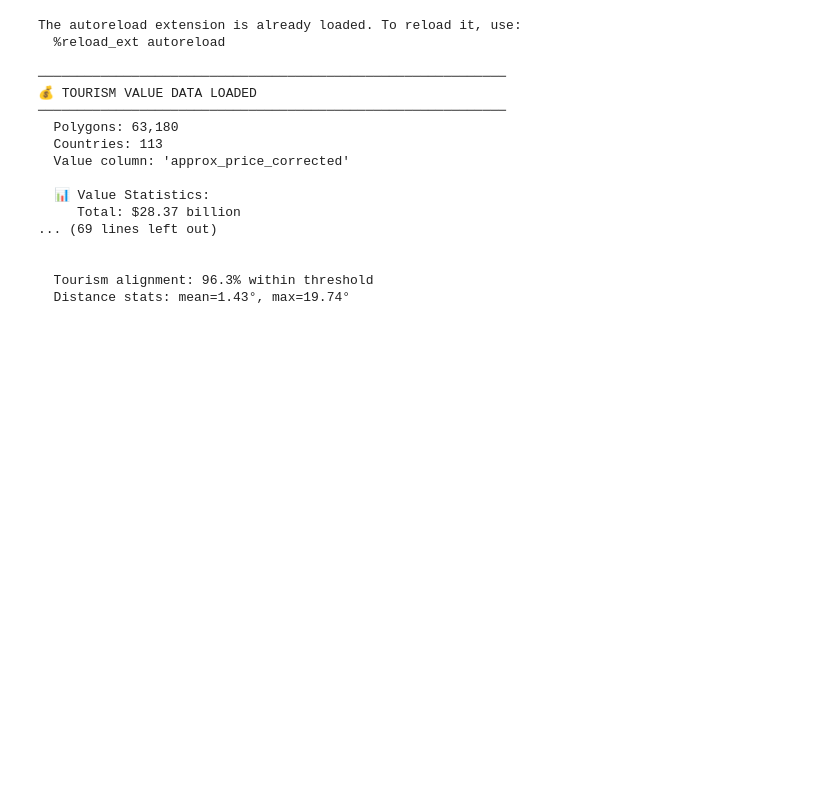
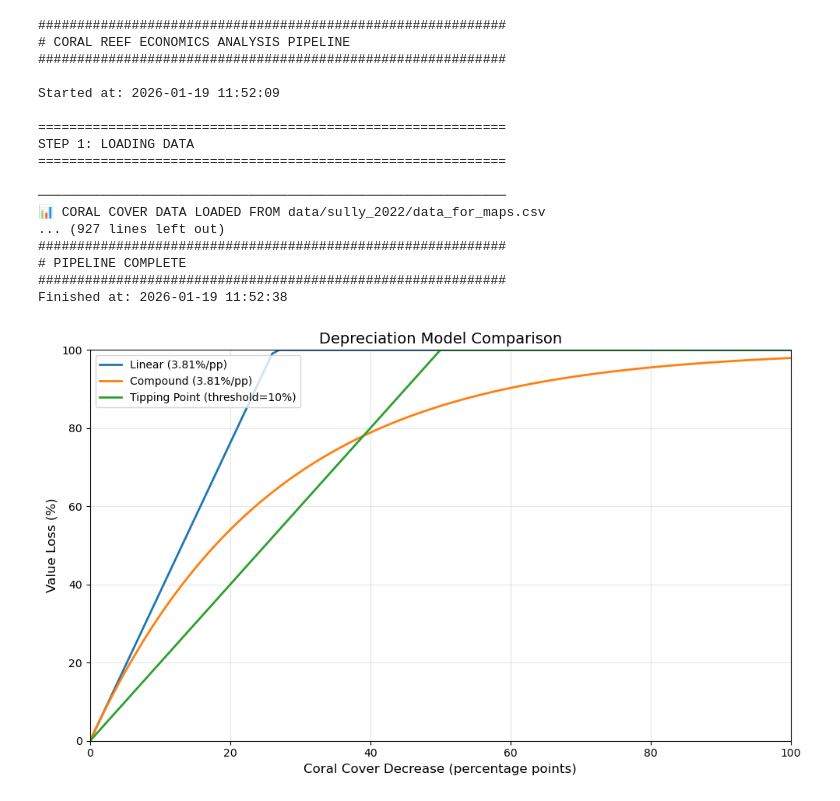
Before and after one commit to orlando-code/coral-cover-economics, a Jupyter notebook: notebooks/verification_economics.ipynb, the cells around one changed output. Saved outputs shown, nothing was run; the diff lists cells and outputs as text; code cells hidden in the pictures; blank space fills up the shorter version.

Commit message:
refactored figure and results saving, bugfixed chart displays

```diff
--- a/notebooks/verification_economics.ipynb
+++ b/notebooks/verification_economics.ipynb
@@ -9,27 +9,30 @@ import numpy as np
 
 from src.economics import run_economic_analysis
 
-data = run_economic_analysis.step_load_data(verbose=False)
-aligned = run_economic_analysis.step_align_data(data, verbose=True)
+# data = run_economic_analysis.step_load_data(verbose=False)
+# aligned = run_economic_analysis.step_align_data(data, verbose=True)
 
 # # total_tourism_value_gdf.groupby("country")["approx_price_corrected"].sum().sort_values(ascending=False).head(10)
 # total_tourism_value_gdf["approx_price_corrected"].sum() / 1e9
 # # TODO: this (load_tourism_data) isn't matching with my implementation
-# %% [output]
-The autoreload extension is already loaded. To reload it, use:
-  %reload_ext autoreload
-
-────────────────────────────────────────────────────────────
-💰 TOURISM VALUE DATA LOADED
-────────────────────────────────────────────────────────────
-  Polygons: 63,180
-  Countries: 113
-  Value column: 'approx_price_corrected'
-
-  📊 Value Statistics:
-     Total: $28.37 billion
-... (69 lines left out)
-
-
-  Tourism alignment: 96.3% within threshold
-  Distance stats: mean=1.43°, max=19.74°
+# %%
+results = run_economic_analysis.run_pipeline()
+# %% [output]
+############################################################
+# CORAL REEF ECONOMICS ANALYSIS PIPELINE
+############################################################
+
+Started at: 2026-01-19 11:52:09
+
+============================================================
+STEP 1: LOADING DATA
+============================================================
+
+────────────────────────────────────────────────────────────
+📊 CORAL COVER DATA LOADED FROM data/sully_2022/data_for_maps.csv
+... (927 lines left out)
+############################################################
+# PIPELINE COMPLETE
+############################################################
+Finished at: 2026-01-19 11:52:38
+[figure, added]
```
Also changed, not shown: parts of 7 cells of this notebook, 24 other files.
